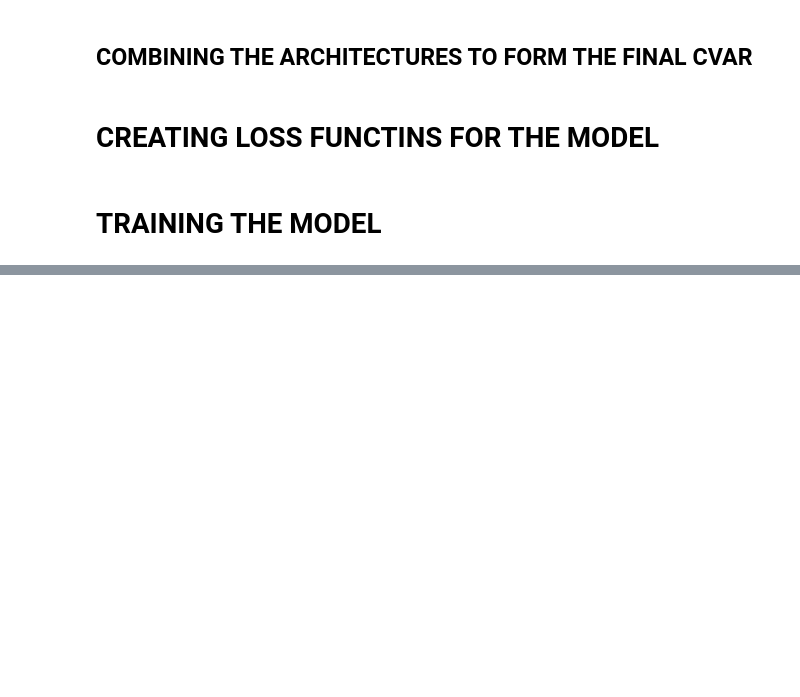
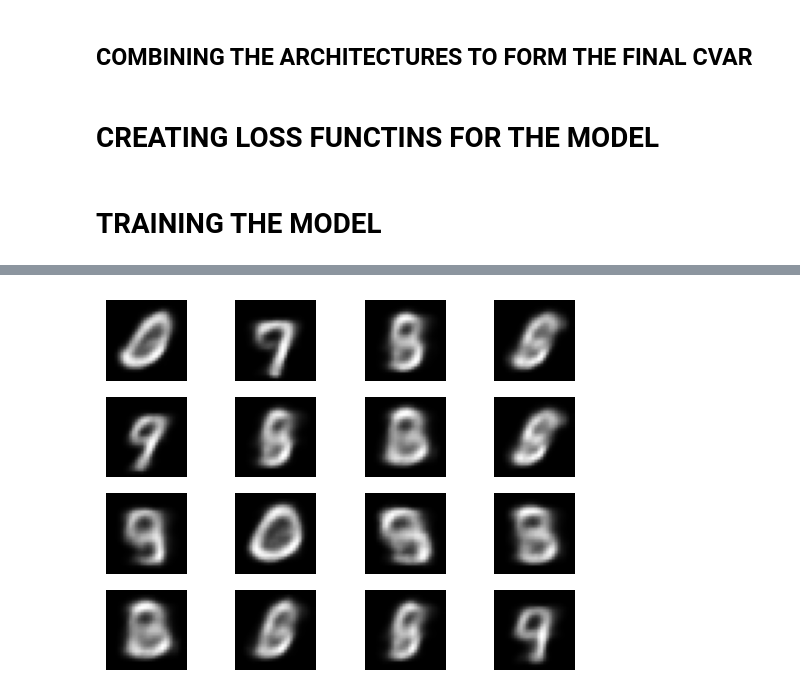
Before and after one commit to HariSkr11/Generating-digit-image-using-Generative-AI, a Jupyter notebook: model.ipynb, the cells around one changed output, grey strips where cells are left out. Cells and saved outputs as stored; diff of their text form; code cells hidden in the pictures; blank space fills up the shorter version.

```diff
--- a/model.ipynb
+++ b/model.ipynb
@@ -188,0 +199,4 @@ Epoch: 10, Test set ELBO: -123.45194244384766, time elapse for current epoch: 24
+# %%
+predict(model,1,test_sample)
+# %% [output]
+[figure, added]
```
Also changed, not shown: parts of 7 cells of this notebook, 21 other files.
